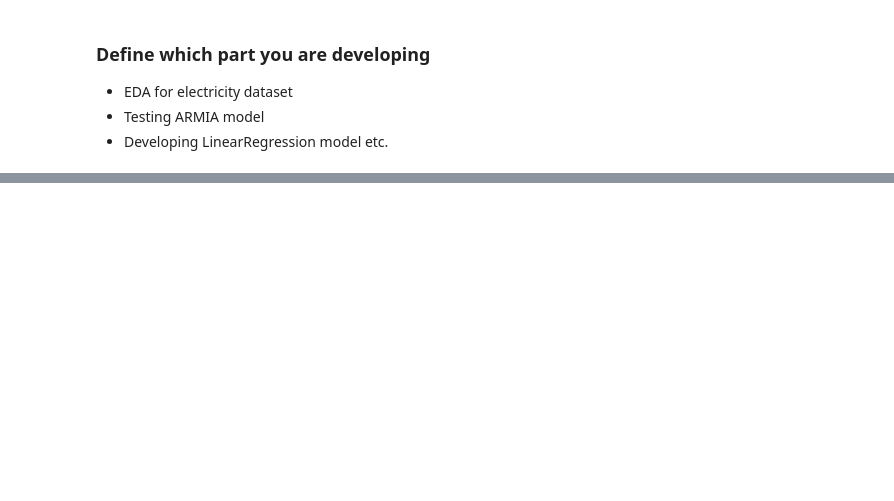
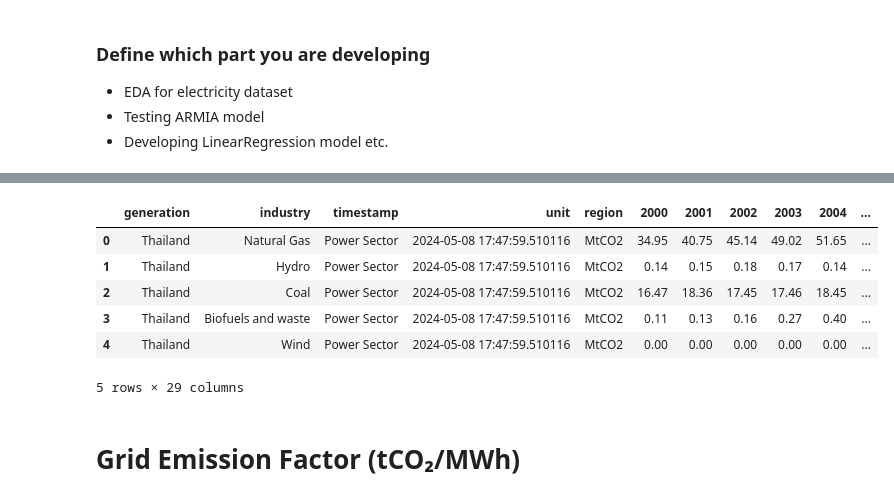
Before and after one commit to KaungHtetCho-22/Decarbonize-TH, a Jupyter notebook: experiments/kaung.ipynb, the cells around one changed output, grey strips where cells are left out. Saved outputs shown, nothing was run; the diff lists cells and outputs as text; code cells hidden in the pictures; blank space fills up the shorter version.

```diff
--- a/experiments/kaung.ipynb
+++ b/experiments/kaung.ipynb
@@ -156,0 +38,14 @@ Predicting Temperature and Precipitation: ARIMA models are used in short-term an
+# %%
+co2_emissions_powergeneration_df = pd.read_csv('../data/raw/Power emissions by fuel-Thailand.csv')
+# %%
+co2_emissions_powergeneration_df.head()
+# %% [output]
+|  | generation | industry | timestamp | unit | region | 2000 | 2001 | 2002 | 2003 | 2004 | ... |
+| 0 | Thailand | Natural Gas | Power Sector | 2024-05-08 17:47:59.510116 | MtCO2 | 34.95 | 40.75 | 45.14 | 49.02 | 51.65 | ... |
+| 1 | Thailand | Hydro | Power Sector | 2024-05-08 17:47:59.510116 | MtCO2 | 0.14 | 0.15 | 0.18 | 0.17 | 0.14 | ... |
+| 2 | Thailand | Coal | Power Sector | 2024-05-08 17:47:59.510116 | MtCO2 | 16.47 | 18.36 | 17.45 | 17.46 | 18.45 | ... |
+| 3 | Thailand | Biofuels and waste | Power Sector | 2024-05-08 17:47:59.510116 | MtCO2 | 0.11 | 0.13 | 0.16 | 0.27 | 0.40 | ... |
+| 4 | Thailand | Wind | Power Sector | 2024-05-08 17:47:59.510116 | MtCO2 | 0.00 | 0.00 | 0.00 | 0.00 | 0.00 | ... |
+5 rows × 29 columns
+# %% [markdown]
+# Grid Emission Factor (tCO₂/MWh)
```
Also changed, not shown: parts of 44 cells of this notebook, 9 other files.
